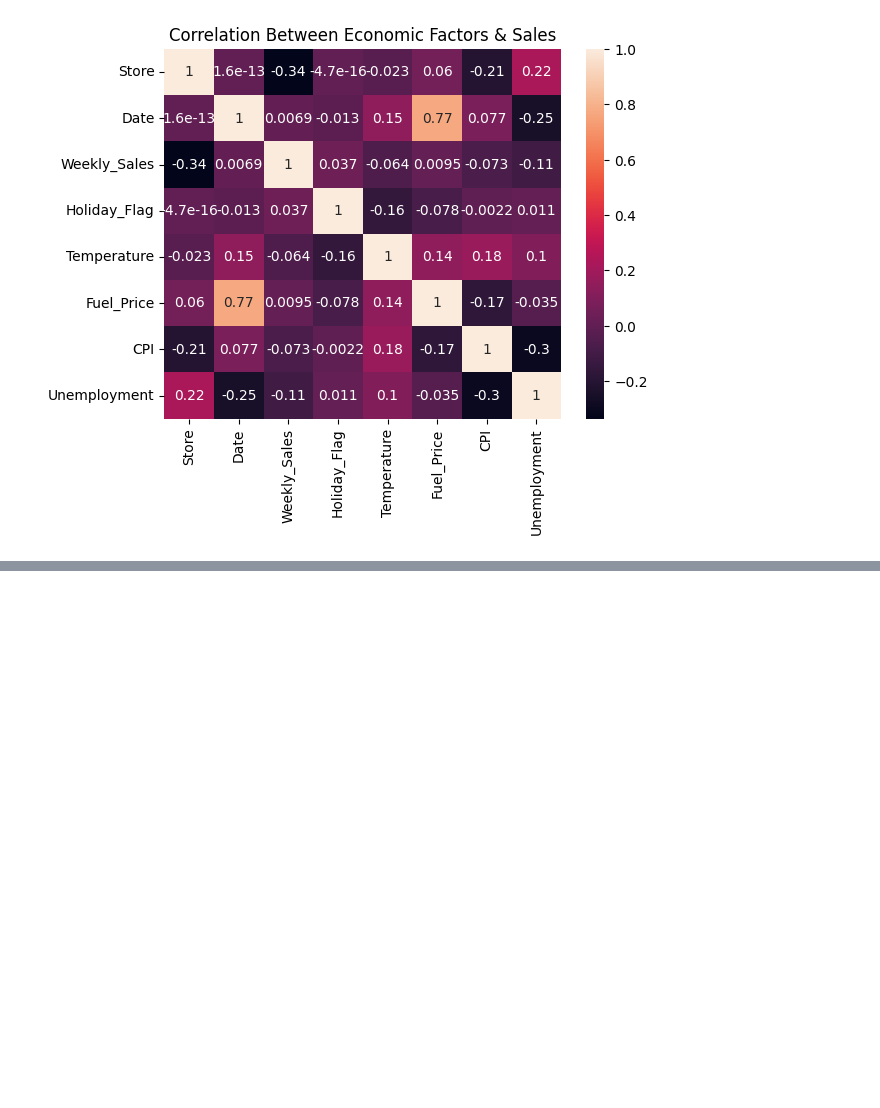
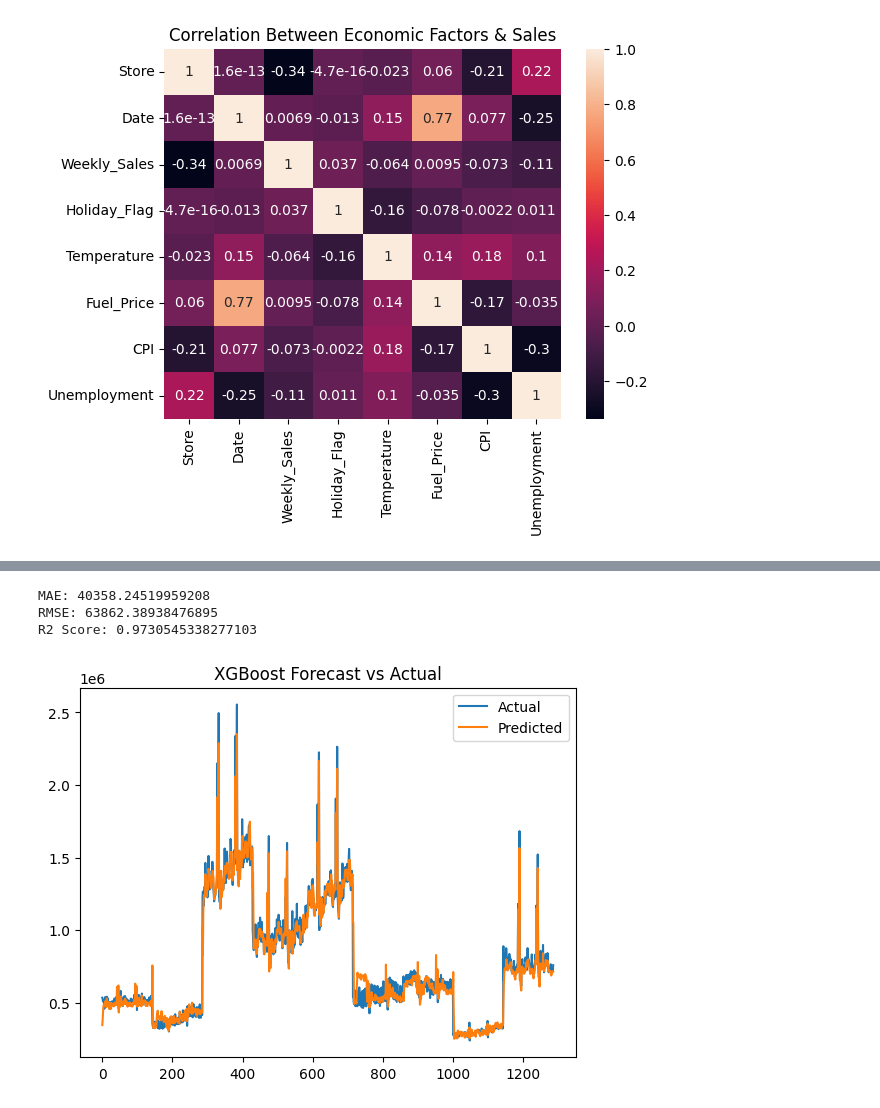
Before and after one commit to kuldeepsingh8949/DMV_Coretech, a Jupyter notebook: Walmart Dashboard/Walmart Analysis.ipynb, the cells around one changed output, grey strips where cells are left out. Cells and saved outputs as stored; diff of their text form; code cells hidden in the pictures; blank space fills up the shorter version.

```diff
--- a/Walmart Dashboard/Walmart Analysis.ipynb
+++ b/Walmart Dashboard/Walmart Analysis.ipynb
@@ -138,0 +143,4 @@ plt.show()
+# %%
+ds['Lag_1'] = ds['Weekly_Sales'].shift(1)
+ds['Rolling_Mean_4'] = ds['Weekly_Sales'].rolling(4).mean()
+ds = ds.dropna()
@@ -138,0 +153,15 @@ plt.show()
+# %%
+features = ['Store', 'Holiday_Flag', 'Temperature',
+            'Fuel_Price', 'CPI', 'Unemployment',
+            'Year', 'Month', 'Week',
+            'Lag_1', 'Rolling_Mean_4']
+
+X = ds[features]
+y = ds['Weekly_Sales']
+
+X_train, X_test, y_train, y_test = train_test_split(
+    X, y, test_size=0.2, shuffle=False
+)
+# %%
+model = XGBRegressor(n_estimators=200, learning_rate=0.05)
+model.fit(X_train, y_train)
@@ -138,0 +180,19 @@ plt.show()
+# %%
+y_pred = model.predict(X_test)
+
+print("MAE:", mean_absolute_error(y_test, y_pred))
+print("RMSE:", np.sqrt(mean_squared_error(y_test, y_pred)))
+print("R2 Score:", r2_score(y_test, y_pred))
+# %% [output]
+MAE: 40358.24519959208
+RMSE: 63862.38938476895
+R2 Score: 0.9730545338277103
+# %%
+plt.figure()
+plt.plot(y_test.values, label="Actual")
+plt.plot(y_pred, label="Predicted")
+plt.legend()
+plt.title("XGBoost Forecast vs Actual")
+plt.show()
+# %% [output]
+[figure, added]
```
Also changed, not shown: parts of 8 cells of this notebook, 2 other files.
